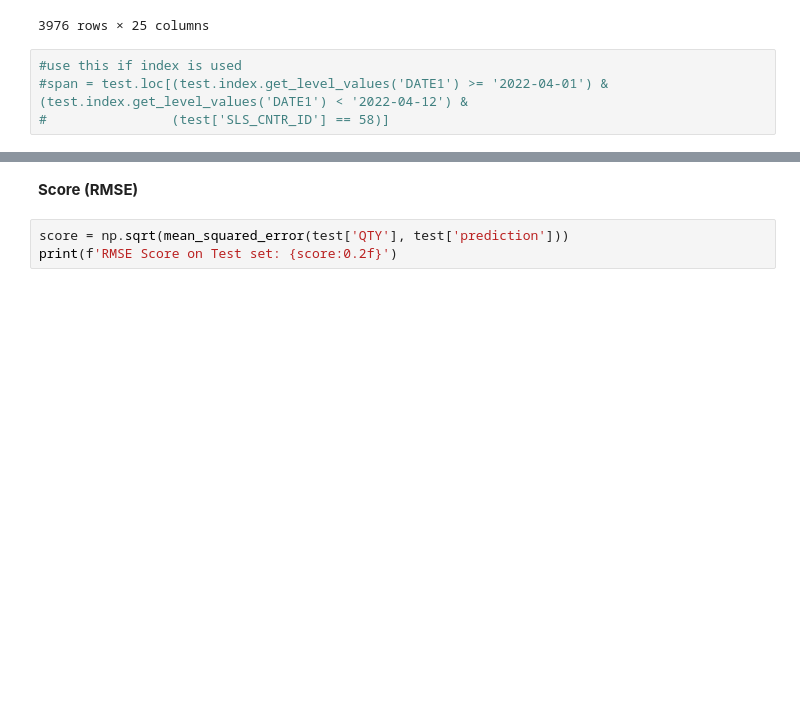
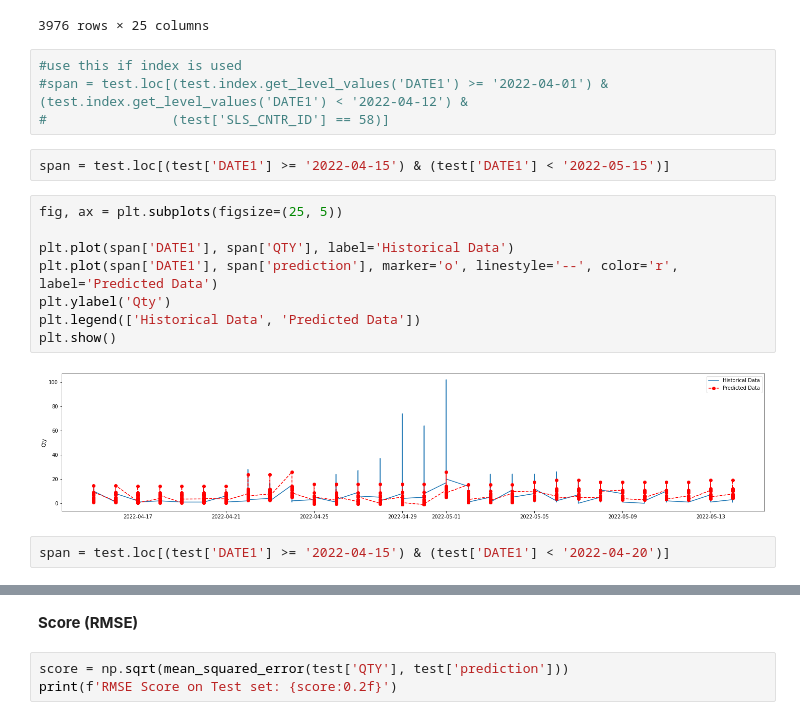
Before and after one commit to hajsf/Time-Series-Forecast, a Jupyter notebook: 05_TrainModel.ipynb, the cells around one changed output, grey strips where cells are left out. Cells and saved outputs as stored; diff of their text form; blank space fills up the shorter version.

```diff
--- a/05_TrainModel.ipynb
+++ b/05_TrainModel.ipynb
@@ -180,3 +178,17 @@ test
 #use this if index is used
 #span = test.loc[(test.index.get_level_values('DATE1') >= '2022-04-01') & (test.index.get_level_values('DATE1') < '2022-04-12') &
 #                (test['SLS_CNTR_ID'] == 58)]
+# %%
+span = test.loc[(test['DATE1'] >= '2022-04-15') & (test['DATE1'] < '2022-05-15')]
+# %%
+fig, ax = plt.subplots(figsize=(25, 5))
+
+plt.plot(span['DATE1'], span['QTY'], label='Historical Data')
+plt.plot(span['DATE1'], span['prediction'], marker='o', linestyle='--', color='r', label='Predicted Data')
+plt.ylabel('Qty')
+plt.legend(['Historical Data', 'Predicted Data'])
+plt.show()
+# %% [output]
+[figure, added]
+# %%
+span = test.loc[(test['DATE1'] >= '2022-04-15') & (test['DATE1'] < '2022-04-20')]
```
Also changed, not shown: parts of 6 cells of this notebook.
